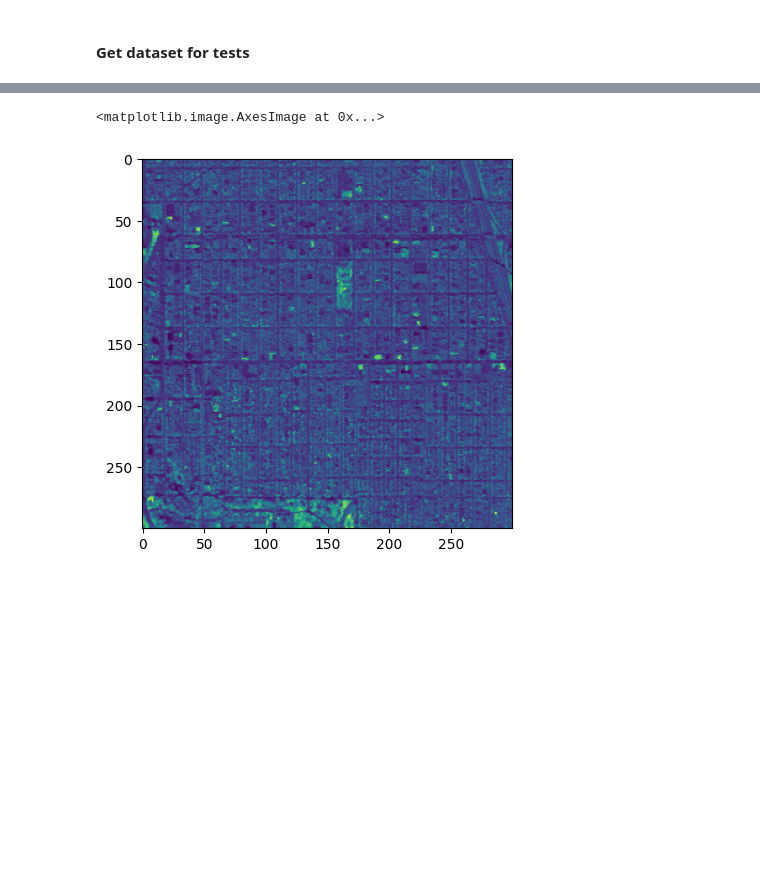
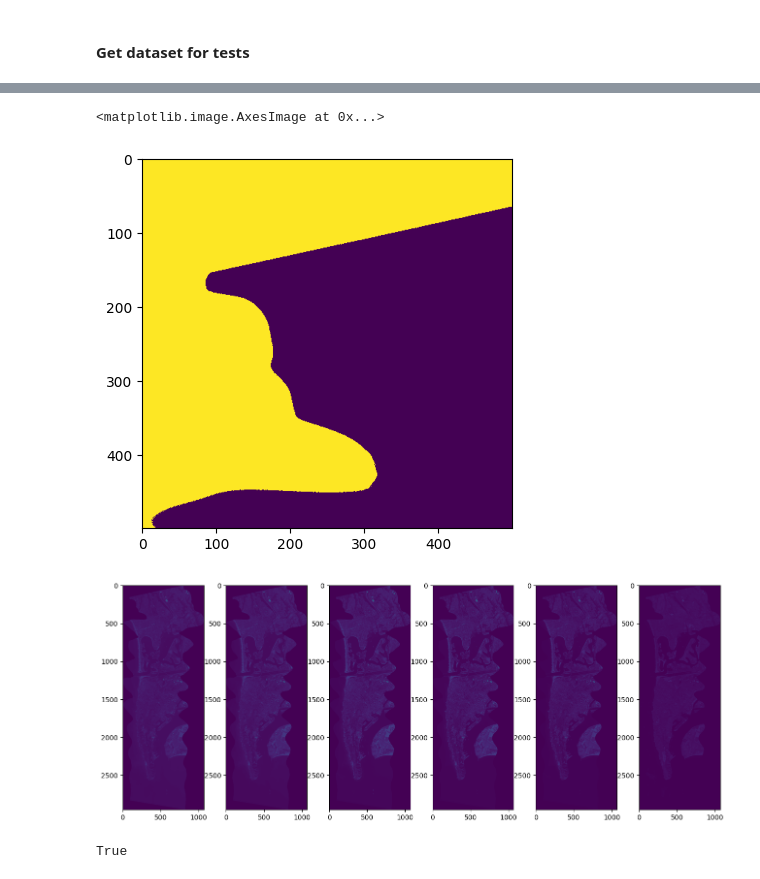
Before and after one commit to jtreguer/two-branch-CNN, a Jupyter notebook: 2BCNN_testing.ipynb, the cells around one changed output, grey strips where cells are left out. Saved outputs shown, nothing was run; the diff lists cells and outputs as text; code cells hidden in the pictures; blank space fills up the shorter version.

```diff
--- a/2BCNN_testing.ipynb
+++ b/2BCNN_testing.ipynb
@@ -132,7 +176,7 @@ def set_seed(seed: int):
 args = SimpleNamespace(
     image_path='/mnt/c/data/AVIRIS/',
     srf_path="srf/Landsat8_BGRI_SRF.xls",
-    image_number=2,
+    image_number=4,
     seed=3407,
     patch_size=31,
     scale=2,
@@ -182,4 +202,5 @@ array([0.01990463, 0.02196585, 0.02430395, 0.03141055, 0.04408553,
 # %%
-test_hrhsi = dataset.GT_list[0]
-test_hrmsi = dataset.HRMSI_list[0]
-test_lrhsi = dataset.LRHSI_list[0]
+test_hrhsi = dataset.test_GT_list[0]
+test_hrmsi = dataset.test_HRMSI_list[0]
+test_lrhsi = dataset.test_LRHSI_list[0]
+print(len(dataset.test_GT_list))
@@ -190,5 +236,17 @@ test_lrhsi.shape
+# %%
+plt.imshow(toto)
+# %% [output]
+<matplotlib.image.AxesImage at 0x...>
+[figure, added]
 # %%
-plt.imshow(test_hrhsi[:,:,55])
+fig, ax = plt.subplots(1,6)
+fig.set_size_inches((16,6))
+start = 160
+step = 5
+init = 10
+for i in range(1,7):
+    curr = start + i
+    plt.subplot(start+i)
+    plt.imshow(test_hrhsi[:,:,init+step*i])
 # %% [output]
-<matplotlib.image.AxesImage at 0x...>
-[figure, old version]
+[figure, new version]
@@ -207,0 +253,4 @@ test_hrmsi = TBCNN.make
+# %%
+test_hrhsi[:,:,:].sum().item() != 0
+# %% [output]
+True
```
Also changed, not shown: parts of 40 cells of this notebook, 6 other files.
